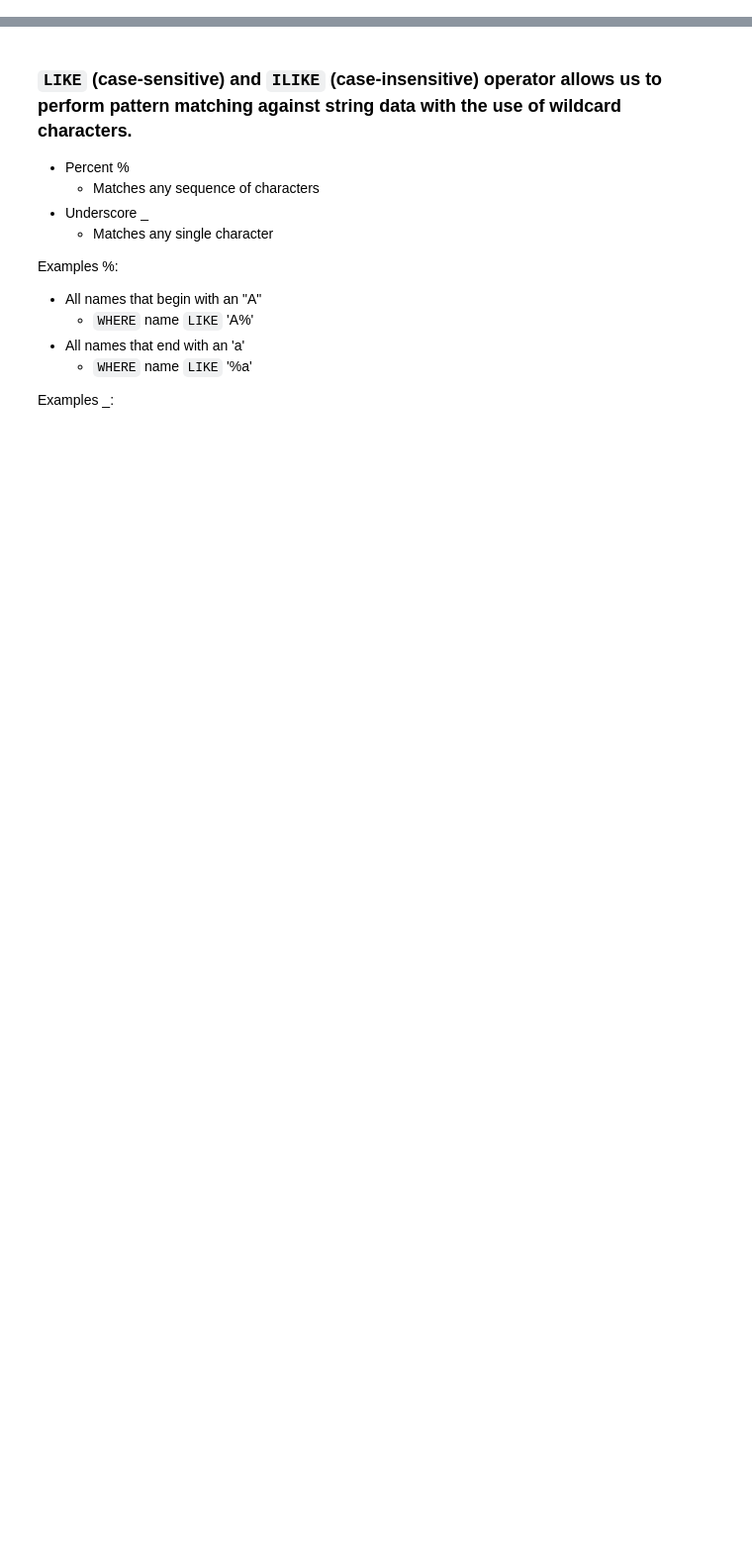
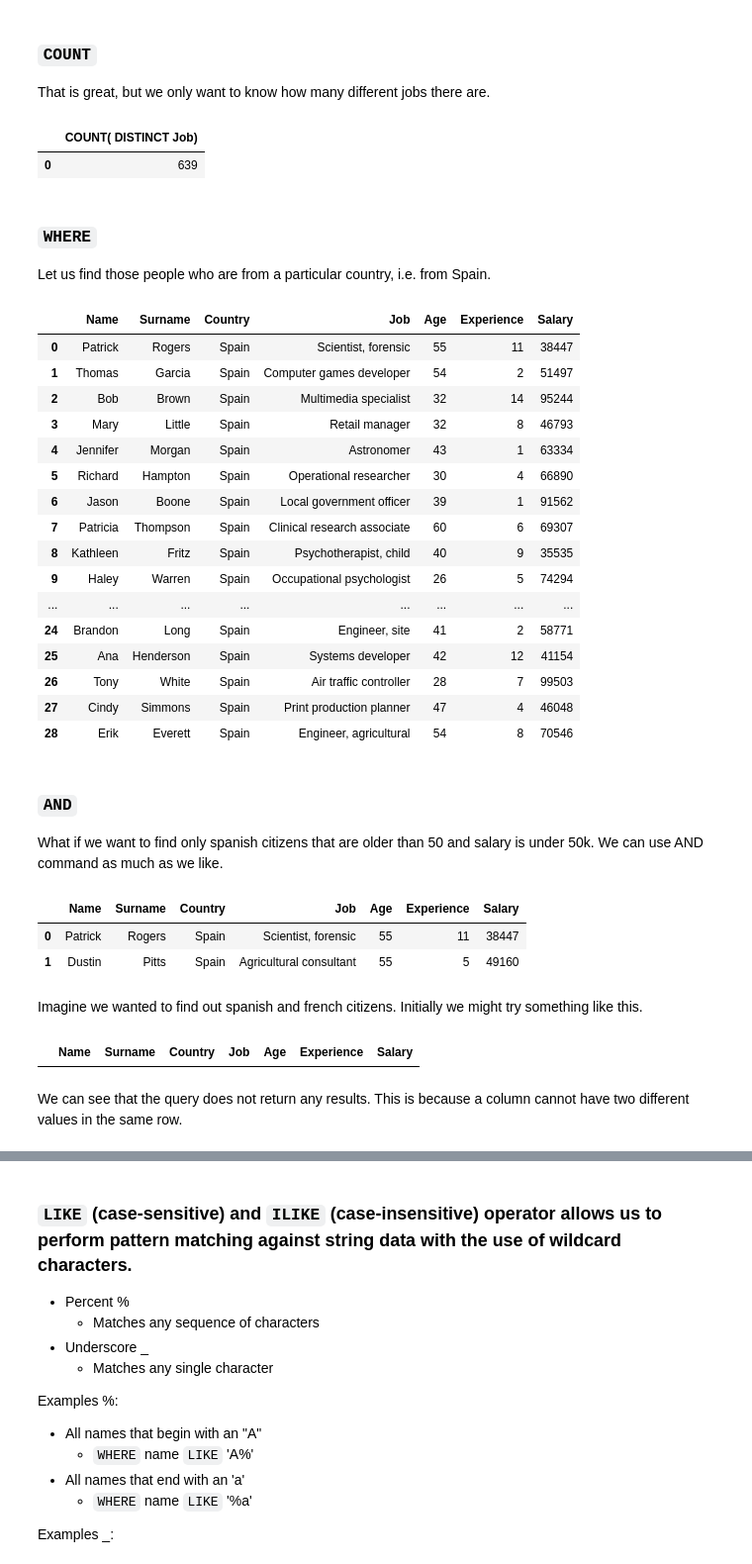
Before and after one commit to IgnacioGB1990/SQL, a Jupyter notebook: 1_Basic_Commands/1_Lecture.ipynb, the cells around one changed output, grey strips where cells are left out. Shown at 99% size. Saved outputs shown, nothing was run; the diff lists cells and outputs as text; code cells hidden in the pictures; blank space fills up the shorter version.

```diff
--- a/1_Basic_Commands/1_Lecture.ipynb
+++ b/1_Basic_Commands/1_Lecture.ipynb
@@ -277,0 +101,65 @@ sql_query(query)
+# %% [markdown]
+### `COUNT`
+
+That is great, but we only want to know how many different jobs there are.
+# %%
+query = """
+SELECT COUNT( DISTINCT Job) FROM jobs
+"""
+sql_query(query)
+# %% [output]
+|  | COUNT( DISTINCT Job) |
+| 0 | 639 |
+# %% [markdown]
+### `WHERE`
+
+Let us find those people who are from a particular country, i.e. from Spain.
+# %%
+query = """
+SELECT * FROM jobs
+WHERE Country = "Spain"
+"""
+sql_query(query)
+# %% [output]
+|  | Name | Surname | Country | Job | Age | Experience | Salary |
+| 0 | Patrick | Rogers | Spain | Scientist, forensic | 55 | 11 | 38447 |
+| 1 | Thomas | Garcia | Spain | Computer games developer | 54 | 2 | 51497 |
+| 2 | Bob | Brown | Spain | Multimedia specialist | 32 | 14 | 95244 |
+| 3 | Mary | Little | Spain | Retail manager | 32 | 8 | 46793 |
+| 4 | Jennifer | Morgan | Spain | Astronomer | 43 | 1 | 63334 |
+| 5 | Richard | Hampton | Spain | Operational researcher | 30 | 4 | 66890 |
+| 6 | Jason | Boone | Spain | Local government officer | 39 | 1 | 91562 |
+| 7 | Patricia | Thompson | Spain | Clinical research associate | 60 | 6 | 69307 |
+| 8 | Kathleen | Fritz | Spain | Psychotherapist, child | 40 | 9 | 35535 |
+| 9 | Haley | Warren | Spain | Occupational psychologist | 26 | 5 | 74294 |
+| ... | ... | ... | ... | ... | ... | ... | ... |
+| 24 | Brandon | Long | Spain | Engineer, site | 41 | 2 | 58771 |
+| 25 | Ana | Henderson | Spain | Systems developer | 42 | 12 | 41154 |
+| 26 | Tony | White | Spain | Air traffic controller | 28 | 7 | 99503 |
+| 27 | Cindy | Simmons | Spain | Print production planner | 47 | 4 | 46048 |
+| 28 | Erik | Everett | Spain | Engineer, agricultural | 54 | 8 | 70546 |
+# %% [markdown]
+### `AND`
+What if we want to find only spanish citizens that are older than 50 and salary is under 50k. We can use AND command as much as we like.
+# %%
+query = """
+SELECT * FROM jobs
+WHERE Country = "Spain" AND Age > 50 AND Salary < 50000
+"""
+sql_query(query)
+# %% [output]
+|  | Name | Surname | Country | Job | Age | Experience | Salary |
+| 0 | Patrick | Rogers | Spain | Scientist, forensic | 55 | 11 | 38447 |
+| 1 | Dustin | Pitts | Spain | Agricultural consultant | 55 | 5 | 49160 |
+# %% [markdown]
+Imagine we wanted to find out spanish and french citizens. Initially we might try something like this.
+# %%
+query = """
+SELECT * FROM jobs
+WHERE Country = "Spain" AND Country = "France"
+"""
+sql_query(query)
+# %% [output]
+|  | Name | Surname | Country | Job | Age | Experience | Salary |
+# %% [markdown]
+We can see that the query does not return any results. This is because a column cannot have two different values in the same row.
```
Also changed, not shown: parts of 51 cells of this notebook, 3 other files.
